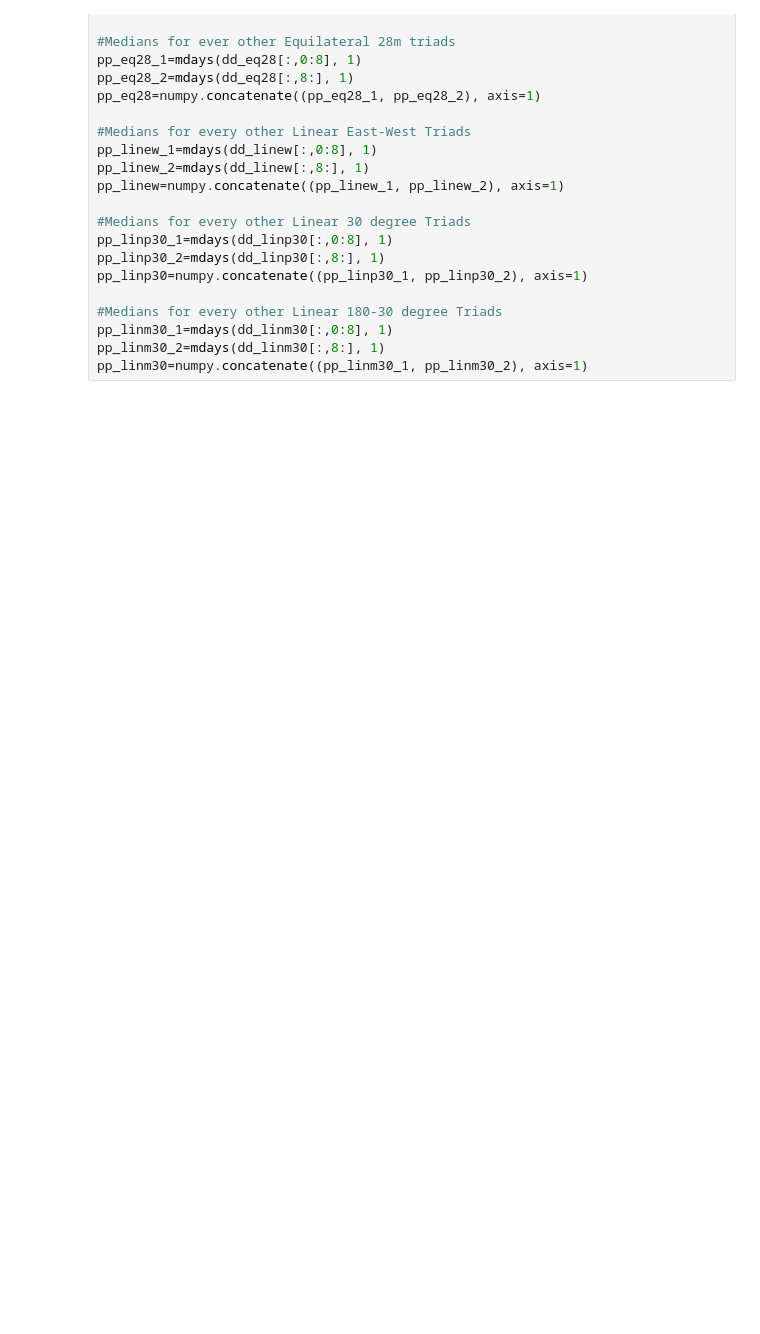
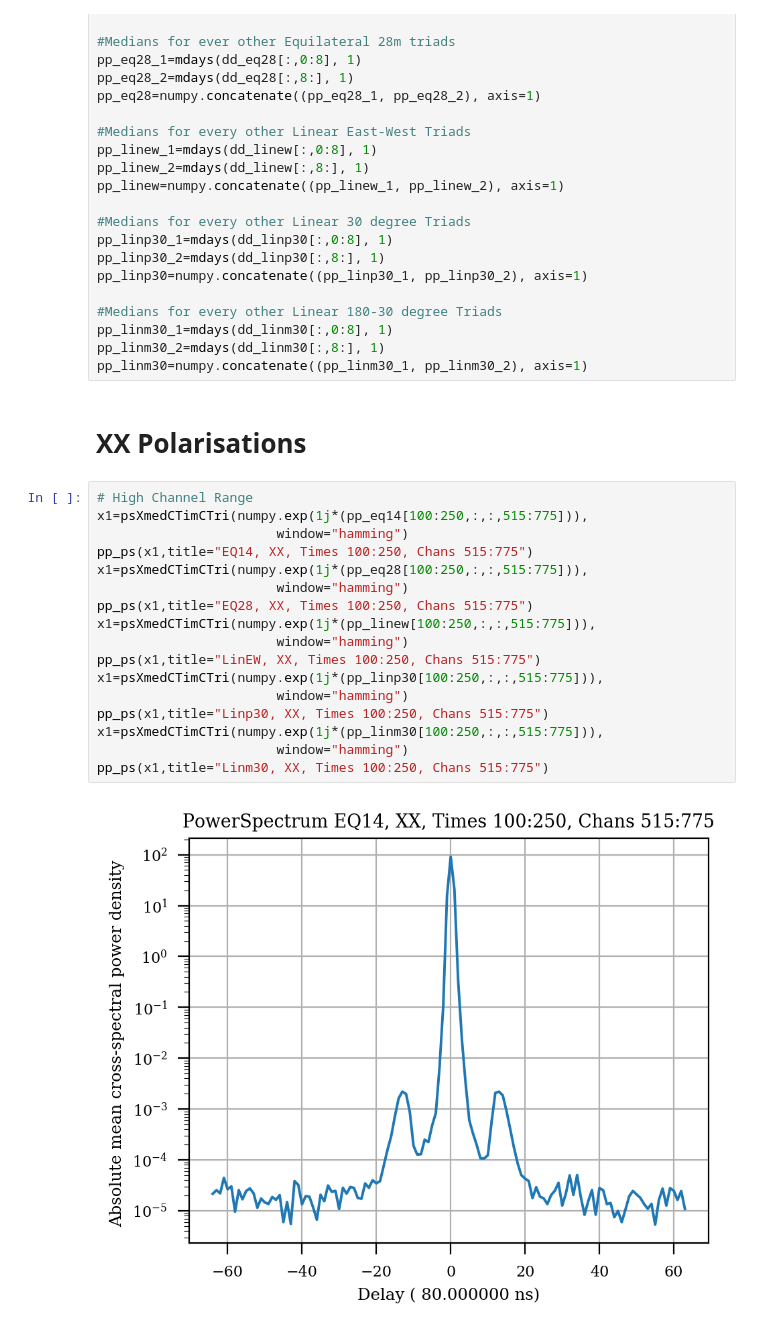
Before and after one commit to HERA-Team/ClosurePS, a Jupyter notebook: analysis-jup.ipynb, the cells around one changed output. Cells and saved outputs as stored; diff of their text form; blank space fills up the shorter version.

```diff
--- a/analysis-jup.ipynb
+++ b/analysis-jup.ipynb
@@ -39,3 +39,24 @@ pp_linp30=numpy.concatenate((pp_linp30_1, pp_linp30_2), axis=1)
 pp_linm30_1=mdays(dd_linm30[:,0:8], 1)
 pp_linm30_2=mdays(dd_linm30[:,8:], 1)
 pp_linm30=numpy.concatenate((pp_linm30_1, pp_linm30_2), axis=1)
+# %% [markdown]
+# XX Polarisations
+# %%
+# High Channel Range
+x1=psXmedCTimCTri(numpy.exp(1j*(pp_eq14[100:250,:,:,515:775])),
+                       window="hamming")
+pp_ps(x1,title="EQ14, XX, Times 100:250, Chans 515:775")
+x1=psXmedCTimCTri(numpy.exp(1j*(pp_eq28[100:250,:,:,515:775])),
+                       window="hamming")
+pp_ps(x1,title="EQ28, XX, Times 100:250, Chans 515:775")
+x1=psXmedCTimCTri(numpy.exp(1j*(pp_linew[100:250,:,:,515:775])),
+                       window="hamming")
+pp_ps(x1,title="LinEW, XX, Times 100:250, Chans 515:775")
+x1=psXmedCTimCTri(numpy.exp(1j*(pp_linp30[100:250,:,:,515:775])),
+                       window="hamming")
+pp_ps(x1,title="Linp30, XX, Times 100:250, Chans 515:775")
+x1=psXmedCTimCTri(numpy.exp(1j*(pp_linm30[100:250,:,:,515:775])),
+                       window="hamming")
+pp_ps(x1,title="Linm30, XX, Times 100:250, Chans 515:775")
+# %% [output]
+[figure, added]
```
Also changed, not shown: parts of 7 cells of this notebook, 2 other files.
